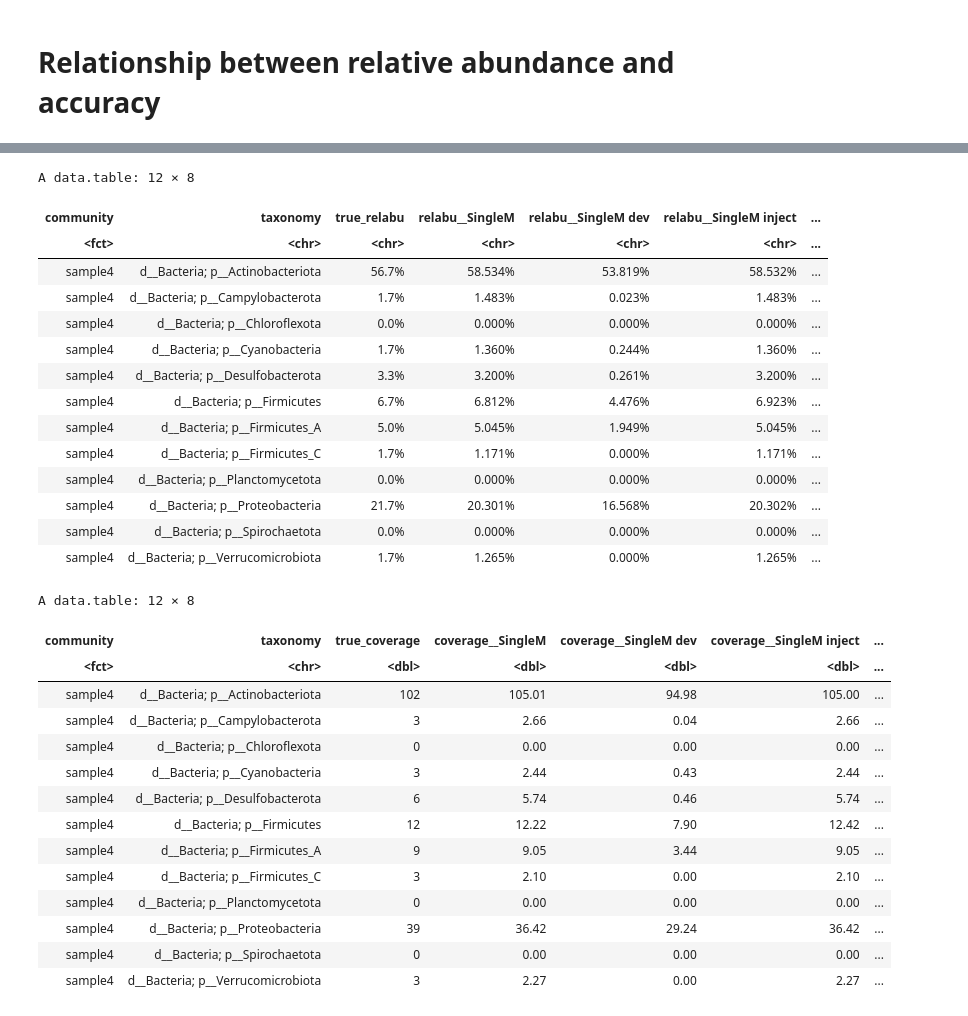
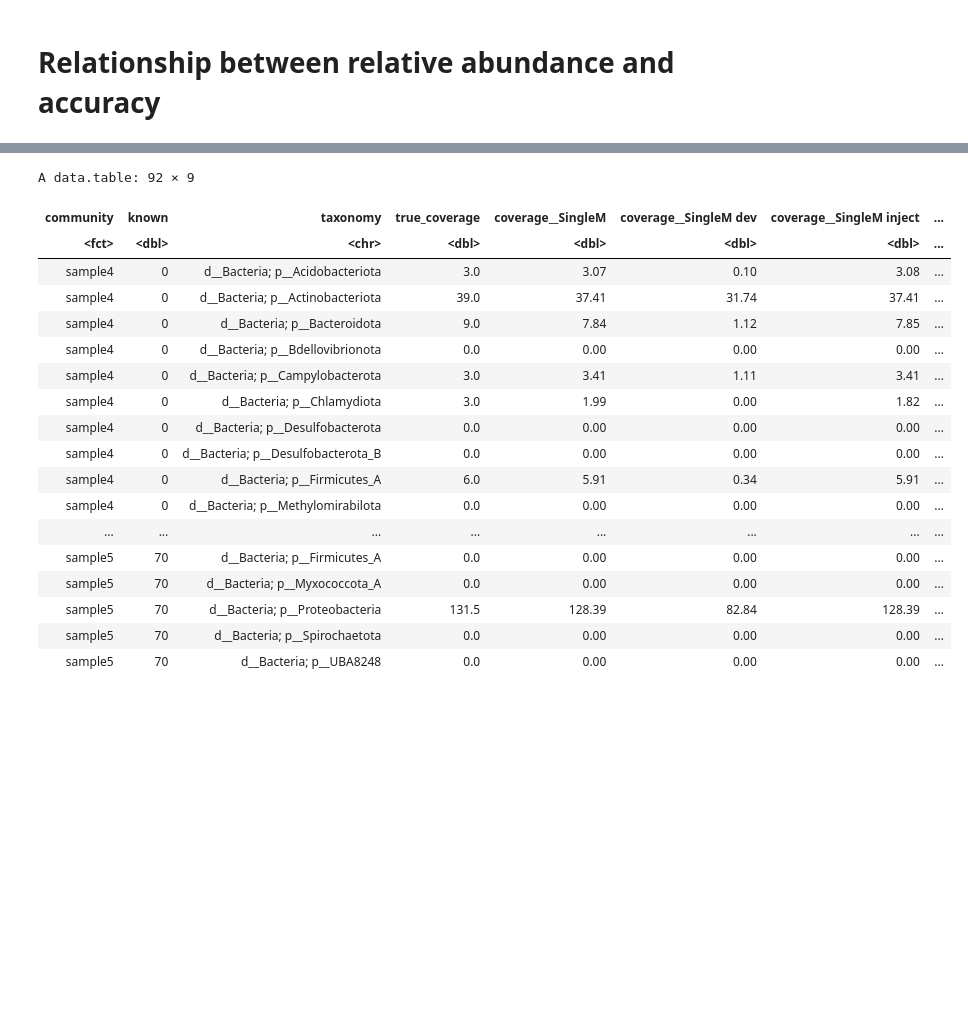
Before and after one commit to timbalam/singlem-benchmarking, a Jupyter notebook: 10_related_and_novel/plot.ipynb, the cells around one changed output, grey strips where cells are left out. Drawn from its saved outputs; the diff is of its cells as text; code cells hidden in the pictures; blank space fills up the shorter version.

```diff
--- a/10_related_and_novel/plot.ipynb
+++ b/10_related_and_novel/plot.ipynb
@@ -51,15 +52,20 @@ Warning message:
 # %% [markdown]
 # Relationship between relative abundance and accuracy
 # %%
-truth_profiles = data.table(expand.grid(community=communities, dominance=dominance))
-truth_profiles2 = truth_profiles[, fread(paste('truths/dominance', dominance, '/',community,'.condensed',sep='')), by=list(community, dominance)]
+truth_profiles = data.table(expand.grid(community=communities, known=known_percent))
+truth_profiles2 = truth_profiles[
+    ,
+    fread(paste('truths/known', known, '/',community,'.condensed',sep=''),
+          colClasses = c("coverage" = "double")),
+    by=list(community, known)
+]
 truth_profiles2[, c("sample", "tool") := .(NULL, 'Gold standard')]
 # %%
-tool_profiles = data.table(expand.grid(tool = tools, community = communities, dominance = dominance))
+tool_profiles = data.table(expand.grid(tool = tools, community = communities, known = known_percent))
 tool_profiles2 = tool_profiles[
     ,
-    fread(paste('output_',tool,'/',tool,'/dominance',dominance, '/', community,'.profile',sep='')),
-    by=list(tool,community,dominance)
+    fread(paste('output_',tool,'/',tool,'/known', known, '/', community,'.profile',sep='')),
+    by=list(tool, community, known)
 ]
 tool_profiles2[
     ,
@@ -69,8 +75,8 @@ tool_profiles2[
 ]
 
 all_profiles = rbind(truth_profiles2, tool_profiles2)
-all_profiles[, relabu := coverage / sum(coverage), by = list(community, tool)]
-m = dcast(all_profiles, taxonomy + community ~ tool, value.var = c("relabu", "coverage"), fill = 0)
+all_profiles[, relabu := coverage / sum(coverage), by = list(community, known, tool)]
+m = dcast(all_profiles, taxonomy + community + known ~ tool, value.var = c("relabu", "coverage"), fill = 0)
 setnames(m, names(m), gsub("_", "__", names(m)))
 setnames(m, c("relabu__Gold standard", "coverage__Gold standard"), c("true_relabu", "true_coverage"))
 # %%
@@ -85,7 +91,7 @@ format_table <- function(m) {
             list(purrr::map_chr(strsplit(taxonomy, "; ?"), function(x) paste0(tail(x,2), collapse = "; ")))
         ),
         .SDcols = ra_cols
-    ][]
+    ][order(community, known, taxonomy)]
 }
 # %%
 # singlem coverages
@@ -99,7 +105,7 @@ format_table_cov <- function(m) {
             list(purrr::map_chr(strsplit(taxonomy, "; ?"), function(x) paste0(tail(x,2), collapse = "; ")))
         ),
         .SDcols = cov_cols
-    ][]
+    ][order(community, known, taxonomy)]
 }
 # %%
 # kingdom
@@ -119,37 +134,26 @@ A data.table: 2 × 8
 # %%
 # phylum
-#format_table(m[!grepl("d__Archaea", taxonomy) & grepl(";p__", taxonomy), lapply(.SD, sum), by = list(community, taxonomy = gsub(";c__.*", "", taxonomy))])
-format_table_cov(m[!grepl("d__Archaea", taxonomy) & grepl(";p__", taxonomy), lapply(.SD, sum), by = list(community, taxonomy = gsub(";c__.*", "", taxonomy))])
+#format_table(m[!grepl("d__Archaea", taxonomy) & grepl(";p__", taxonomy), lapply(.SD, sum), by = list(community, known, taxonomy = gsub(";c__.*", "", taxonomy))])
+format_table_cov(m[!grepl("d__Archaea", taxonomy) & grepl(";p__", taxonomy), lapply(.SD, sum), by = list(community, known, taxonomy = gsub(";c__.*", "", taxonomy))])
 # %% [output]
-A data.table: 12 × 8
+A data.table: 92 × 9
-| community | taxonomy | true_relabu | relabu__SingleM | relabu__SingleM dev | relabu__SingleM inject | ... |
-| <fct> | <chr> | <chr> | <chr> | <chr> | <chr> | ... |
-| sample4 | d__Bacteria; p__Actinobacteriota | 56.7% | 58.534% | 53.819% | 58.532% | ... |
-| sample4 | d__Bacteria; p__Campylobacterota | 1.7% | 1.483% | 0.023% | 1.483% | ... |
-| sample4 | d__Bacteria; p__Chloroflexota | 0.0% | 0.000% | 0.000% | 0.000% | ... |
-| sample4 | d__Bacteria; p__Cyanobacteria | 1.7% | 1.360% | 0.244% | 1.360% | ... |
-| sample4 | d__Bacteria; p__Desulfobacterota | 3.3% | 3.200% | 0.261% | 3.200% | ... |
-| sample4 | d__Bacteria; p__Firmicutes | 6.7% | 6.812% | 4.476% | 6.923% | ... |
-| sample4 | d__Bacteria; p__Firmicutes_A | 5.0% | 5.045% | 1.949% | 5.045% | ... |
-| sample4 | d__Bacteria; p__Firmicutes_C | 1.7% | 1.171% | 0.000% | 1.171% | ... |
-| sample4 | d__Bacteria; p__Planctomycetota | 0.0% | 0.000% | 0.000% | 0.000% | ... |
-| sample4 | d__Bacteria; p__Proteobacteria | 21.7% | 20.301% | 16.568% | 20.302% | ... |
-| sample4 | d__Bacteria; p__Spirochaetota | 0.0% | 0.000% | 0.000% | 0.000% | ... |
-| sample4 | d__Bacteria; p__Verrucomicrobiota | 1.7% | 1.265% | 0.000% | 1.265% | ... |
+| community | known | taxonomy | true_coverage | coverage__SingleM | coverage__SingleM dev | coverage__SingleM inject | ... |
+| <fct> | <dbl> | <chr> | <dbl> | <dbl> | <dbl> | <dbl> | ... |
+| sample4 | 0 | d__Bacteria; p__Acidobacteriota | 3.0 | 3.07 | 0.10 | 3.08 | ... |
+| sample4 | 0 | d__Bacteria; p__Actinobacteriota | 39.0 | 37.41 | 31.74 | 37.41 | ... |
+| sample4 | 0 | d__Bacteria; p__Bacteroidota | 9.0 | 7.84 | 1.12 | 7.85 | ... |
+| sample4 | 0 | d__Bacteria; p__Bdellovibrionota | 0.0 | 0.00 | 0.00 | 0.00 | ... |
+| sample4 | 0 | d__Bacteria; p__Campylobacterota | 3.0 | 3.41 | 1.11 | 3.41 | ... |
+| sample4 | 0 | d__Bacteria; p__Chlamydiota | 3.0 | 1.99 | 0.00 | 1.82 | ... |
+| sample4 | 0 | d__Bacteria; p__Desulfobacterota | 0.0 | 0.00 | 0.00 | 0.00 | ... |
+| sample4 | 0 | d__Bacteria; p__Desulfobacterota_B | 0.0 | 0.00 | 0.00 | 0.00 | ... |
+| sample4 | 0 | d__Bacteria; p__Firmicutes_A | 6.0 | 5.91 | 0.34 | 5.91 | ... |
+| sample4 | 0 | d__Bacteria; p__Methylomirabilota | 0.0 | 0.00 | 0.00 | 0.00 | ... |
+| ... | ... | ... | ... | ... | ... | ... | ... |
+| sample5 | 70 | d__Bacteria; p__Firmicutes_A | 0.0 | 0.00 | 0.00 | 0.00 | ... |
+| sample5 | 70 | d__Bacteria; p__Myxococcota_A | 0.0 | 0.00 | 0.00 | 0.00 | ... |
+| sample5 | 70 | d__Bacteria; p__Proteobacteria | 131.5 | 128.39 | 82.84 | 128.39 | ... |
+| sample5 | 70 | d__Bacteria; p__Spirochaetota | 0.0 | 0.00 | 0.00 | 0.00 | ... |
+| sample5 | 70 | d__Bacteria; p__UBA8248 | 0.0 | 0.00 | 0.00 | 0.00 | ... |
-A data.table: 12 × 8
-| community | taxonomy | true_coverage | coverage__SingleM | coverage__SingleM dev | coverage__SingleM inject | ... |
-| <fct> | <chr> | <dbl> | <dbl> | <dbl> | <dbl> | ... |
-| sample4 | d__Bacteria; p__Actinobacteriota | 102 | 105.01 | 94.98 | 105.00 | ... |
-| sample4 | d__Bacteria; p__Campylobacterota | 3 | 2.66 | 0.04 | 2.66 | ... |
-| sample4 | d__Bacteria; p__Chloroflexota | 0 | 0.00 | 0.00 | 0.00 | ... |
-| sample4 | d__Bacteria; p__Cyanobacteria | 3 | 2.44 | 0.43 | 2.44 | ... |
-| sample4 | d__Bacteria; p__Desulfobacterota | 6 | 5.74 | 0.46 | 5.74 | ... |
-| sample4 | d__Bacteria; p__Firmicutes | 12 | 12.22 | 7.90 | 12.42 | ... |
-| sample4 | d__Bacteria; p__Firmicutes_A | 9 | 9.05 | 3.44 | 9.05 | ... |
-| sample4 | d__Bacteria; p__Firmicutes_C | 3 | 2.10 | 0.00 | 2.10 | ... |
-| sample4 | d__Bacteria; p__Planctomycetota | 0 | 0.00 | 0.00 | 0.00 | ... |
-| sample4 | d__Bacteria; p__Proteobacteria | 39 | 36.42 | 29.24 | 36.42 | ... |
-| sample4 | d__Bacteria; p__Spirochaetota | 0 | 0.00 | 0.00 | 0.00 | ... |
-| sample4 | d__Bacteria; p__Verrucomicrobiota | 3 | 2.27 | 0.00 | 2.27 | ... |
 # %%
 # class
```
Also changed, not shown: parts of 9 cells of this notebook, 6 other files.
